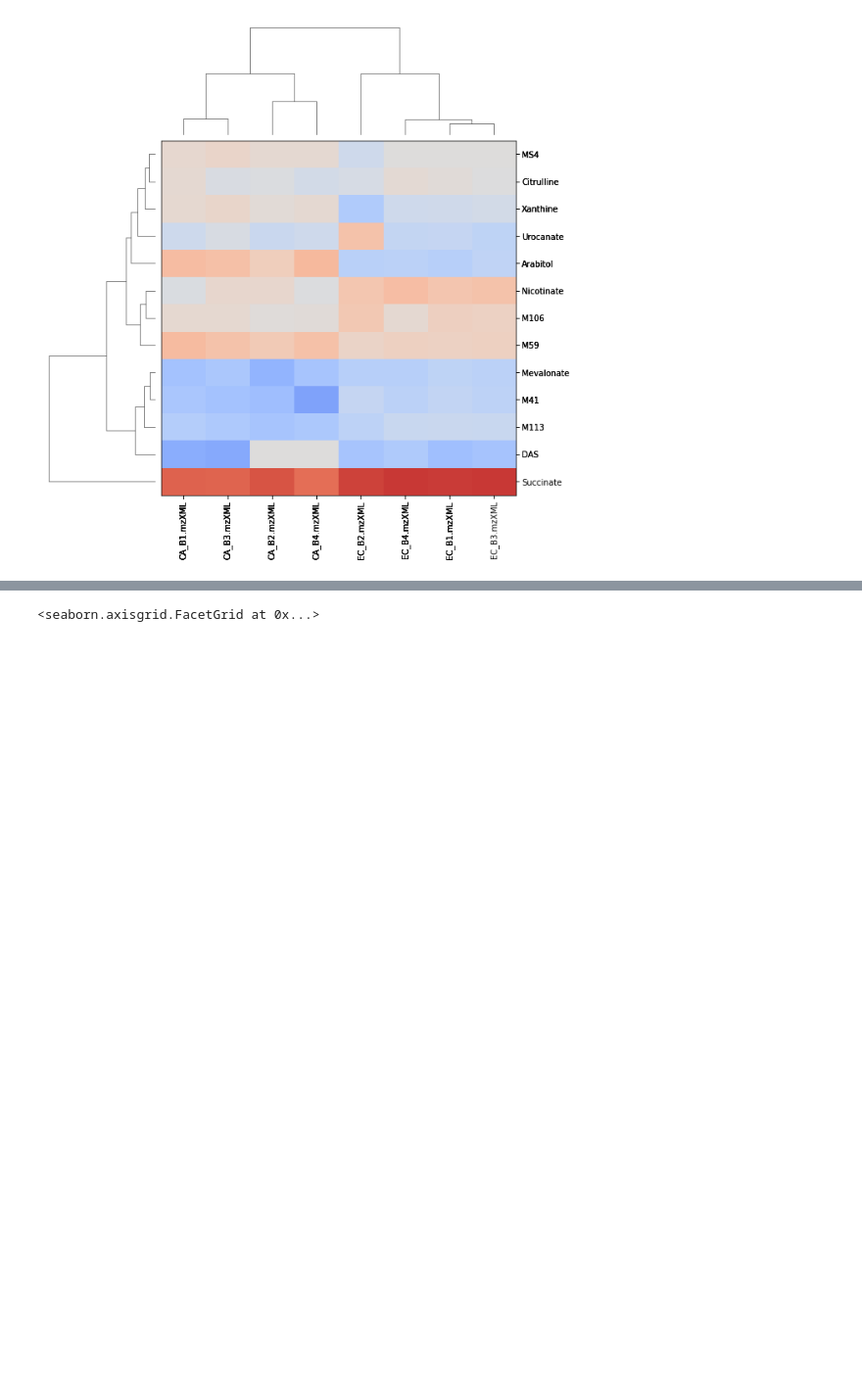
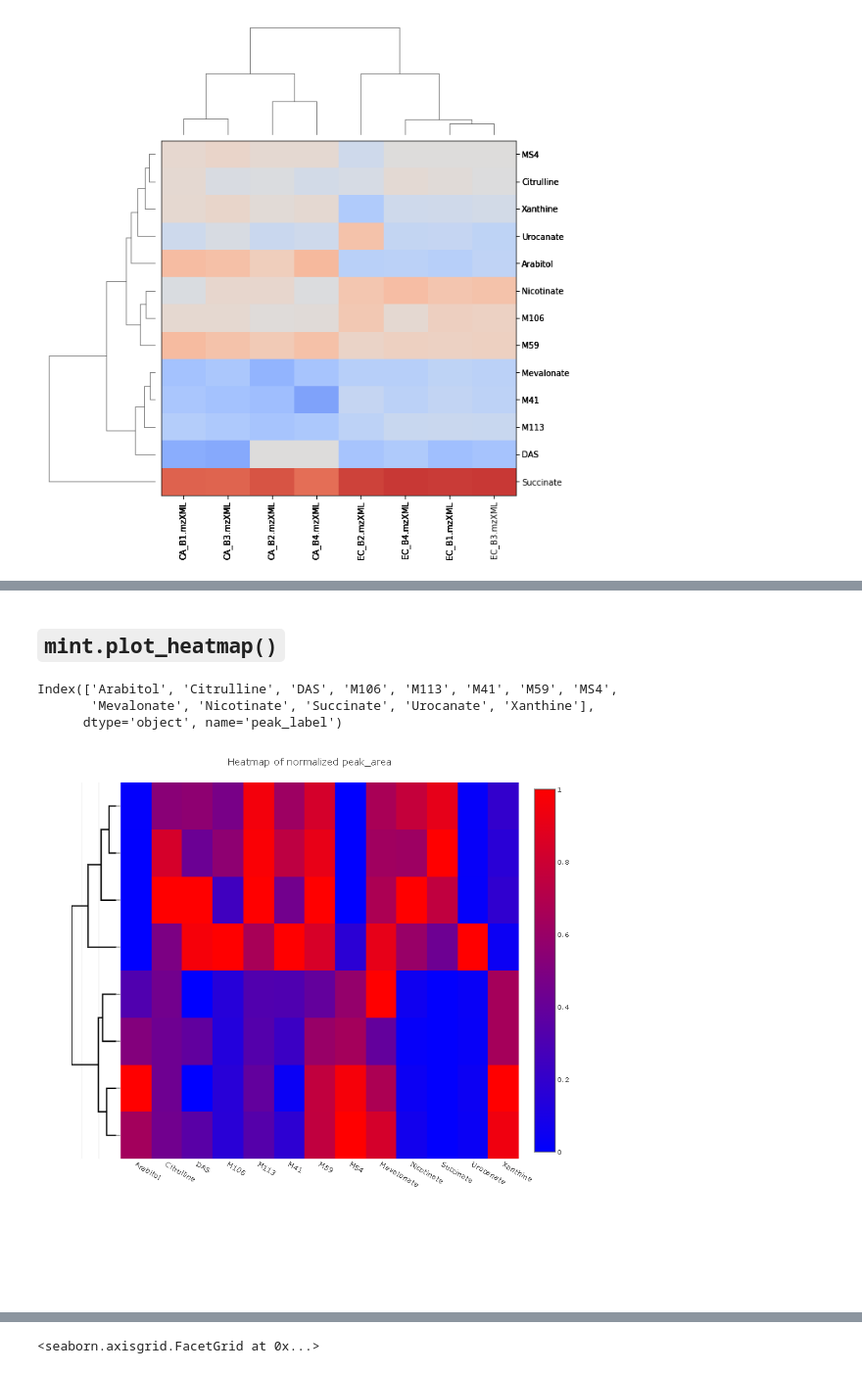
Before and after one commit to LewisResearchGroup/ms-mint, a Jupyter notebook: notebooks/MINT__demo.ipynb, the cells around one changed output, grey strips where cells are left out. Shown at 98% size. Cells and saved outputs as stored; diff of their text form; code cells hidden in the pictures; blank space fills up the shorter version.

```diff
--- a/notebooks/MINT__demo.ipynb
+++ b/notebooks/MINT__demo.ipynb
@@ -103 +166,10 @@ mint.plot_clustering()
+# %% [markdown]
+## `mint.plot_heatmap()`
+# %%
+mint.plot_heatmap(normed_by_cols=True, target_var='peak_area', clustered=True, add_dendrogram=True)
+# %% [output]
+Index(['Arabitol', 'Citrulline', 'DAS', 'M106', 'M113', 'M41', 'M59', 'MS4',
+       'Mevalonate', 'Nicotinate', 'Succinate', 'Urocanate', 'Xanthine'],
+      dtype='object', name='peak_label')
+[figure, added]
 # %%
```
Also changed, not shown: parts of 33 cells of this notebook, 5 other files.
